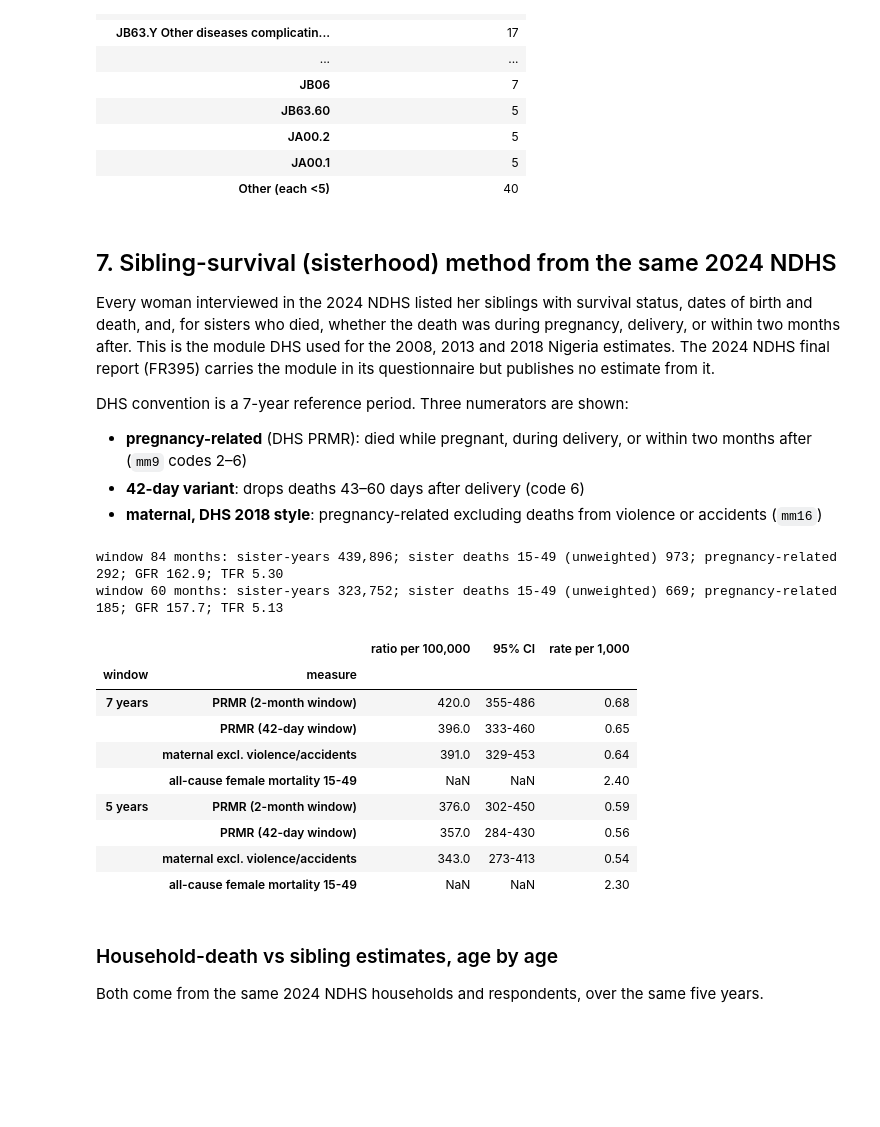
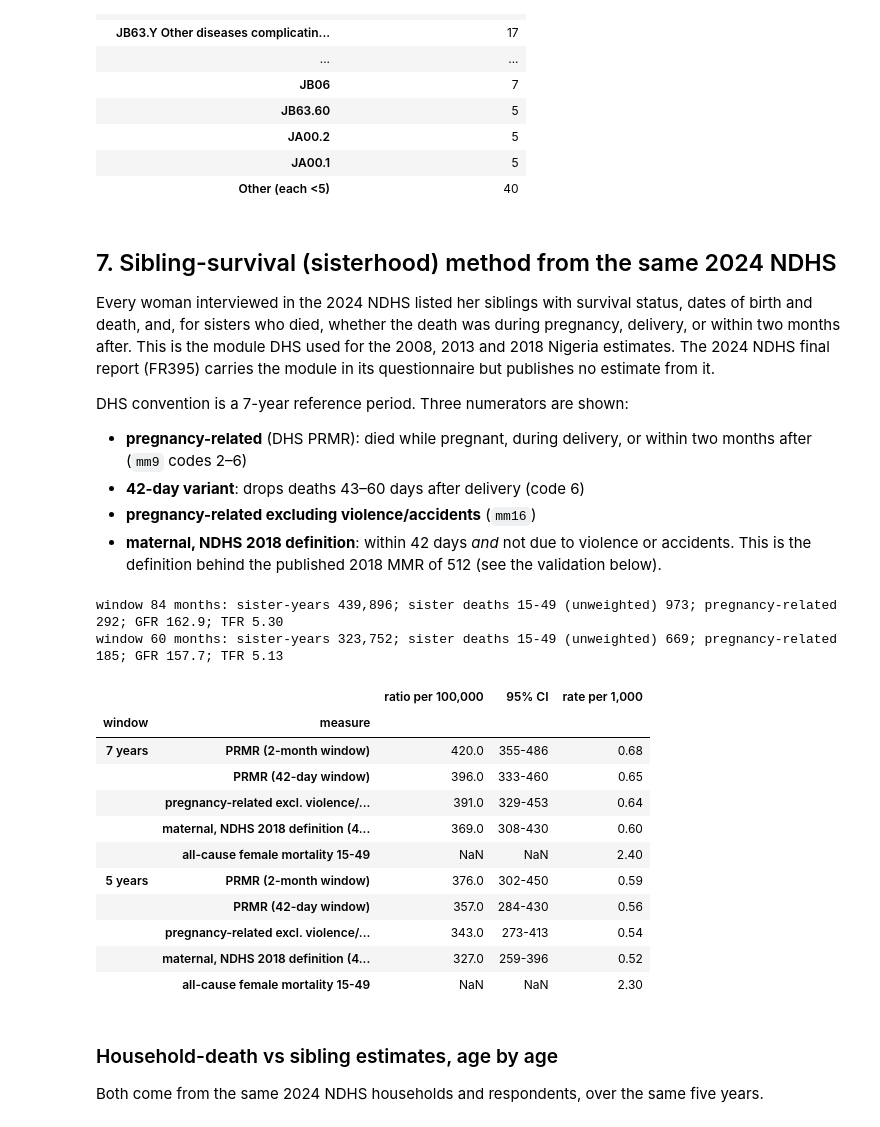
Before and after one commit to aflaxman/ai_assisted_research, a Jupyter notebook: nga_vasa_breast_cancer/maternal_mortality.ipynb, the cells around one changed output. Cells and saved outputs as stored; diff of their text form; code cells hidden in the pictures; blank space fills up the shorter version.

```diff
--- a/nga_vasa_breast_cancer/maternal_mortality.ipynb
+++ b/nga_vasa_breast_cancer/maternal_mortality.ipynb
@@ -336,41 +336,46 @@ DHS convention is a 7-year reference period. Three numerators are shown:
 - **pregnancy-related** (DHS PRMR): died while pregnant, during delivery, or within two
   months after (`mm9` codes 2–6)
 - **42-day variant**: drops deaths 43–60 days after delivery (code 6)
-- **maternal, DHS 2018 style**: pregnancy-related excluding deaths from violence or
-  accidents (`mm16`)
+- **pregnancy-related excluding violence/accidents** (`mm16`)
+- **maternal, NDHS 2018 definition**: within 42 days *and* not due to violence or
+  accidents. This is the definition behind the published 2018 MMR of 512 (see the
+  validation below).
 # %%
 sib = {}
 for winm in (84, 60):
     Es, Ds, dd = mmr.sibling_tables(ir, winm)
     bs, fs, stds = mmr.fertility(ir, winm)
     est = mmr.estimate(Ds, Es, bs, fs, stds)
-    jk = mmr.jackknife(Ds, Es, bs, fs, stds, keys=("preg_related", "preg_42d", "maternal_excl_ext", "all"))
+    jk = mmr.jackknife(Ds, Es, bs, fs, stds, keys=("preg_related", "preg_42d", "maternal_excl_ext", "maternal_42d_excl_ext", "all"))
     sib[winm] = dict(E=Es, D=Ds, deaths=dd, births=bs, fexp=fs, std=stds, est=est, jk=jk)
     print(f"window {winm} months: sister-years {Es.sum().sum():,.0f}; sister deaths 15-49 (unweighted) {len(dd)}; "
           f"pregnancy-related {int(dd.preg_related.sum())}; GFR {est.gfr_per_1000:.1f}; TFR {est.tfr:.2f}")
 
 rows = []
 for winm, s in sib.items():
     for key, label in [("preg_related", "PRMR (2-month window)"), ("preg_42d", "PRMR (42-day window)"),
-                       ("maternal_excl_ext", "maternal excl. violence/accidents")]:
+                       ("maternal_excl_ext", "pregnancy-related excl. violence/accidents"),
+                       ("maternal_42d_excl_ext", "maternal, NDHS 2018 definition (42 days, excl. violence/accidents)")]:
         r = s["jk"].loc[key]
         rows.append({"window": f"{winm // 12} years", "measure": label, "ratio per 100,000": round(r.estimate),
                      "95% CI": f"{r.lower:.0f}-{r.upper:.0f}", "rate per 1,000": round(s["est"][f"{key}_rate_per_1000"], 2)})
     rows.append({"window": f"{winm // 12} years", "measure": "all-cause female mortality 15-49", "ratio per 100,000": None,
                  "95% CI": None, "rate per 1,000": round(s["est"].all_rate_per_1000, 2)})
 pd.DataFrame(rows).set_index(["window", "measure"])
 # %% [output]
 window 84 months: sister-years 439,896; sister deaths 15-49 (unweighted) 973; pregnancy-related 292; GFR 162.9; TFR 5.30
 window 60 months: sister-years 323,752; sister deaths 15-49 (unweighted) 669; pregnancy-related 185; GFR 157.7; TFR 5.13
 |  |  | ratio per 100,000 | 95% CI | rate per 1,000 |
 | window | measure |  |  |  |
 | 7 years | PRMR (2-month window) | 420.0 | 355-486 | 0.68 |
 |  | PRMR (42-day window) | 396.0 | 333-460 | 0.65 |
-|  | maternal excl. violence/accidents | 391.0 | 329-453 | 0.64 |
+|  | pregnancy-related excl. violence/... | 391.0 | 329-453 | 0.64 |
+|  | maternal, NDHS 2018 definition (4... | 369.0 | 308-430 | 0.60 |
 |  | all-cause female mortality 15-49 | NaN | NaN | 2.40 |
 | 5 years | PRMR (2-month window) | 376.0 | 302-450 | 0.59 |
 |  | PRMR (42-day window) | 357.0 | 284-430 | 0.56 |
-|  | maternal excl. violence/accidents | 343.0 | 273-413 | 0.54 |
+|  | pregnancy-related excl. violence/... | 343.0 | 273-413 | 0.54 |
+|  | maternal, NDHS 2018 definition (4... | 327.0 | 259-396 | 0.52 |
 |  | all-cause female mortality 15-49 | NaN | NaN | 2.30 |
 # %% [markdown]
 ### Household-death vs sibling estimates, age by age
```
Also changed, not shown: parts of 6 cells of this notebook, 3 other files.
